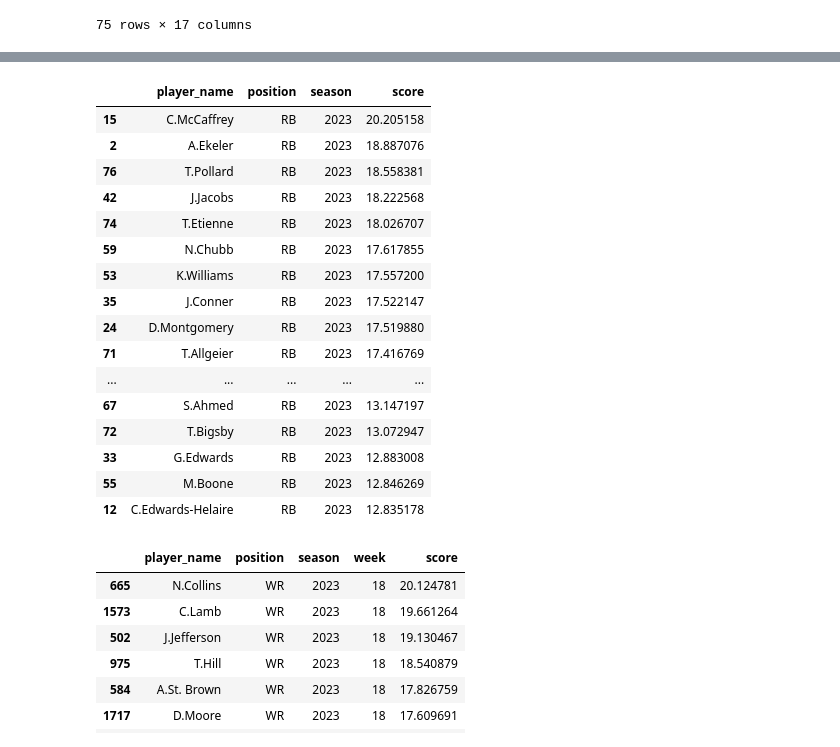
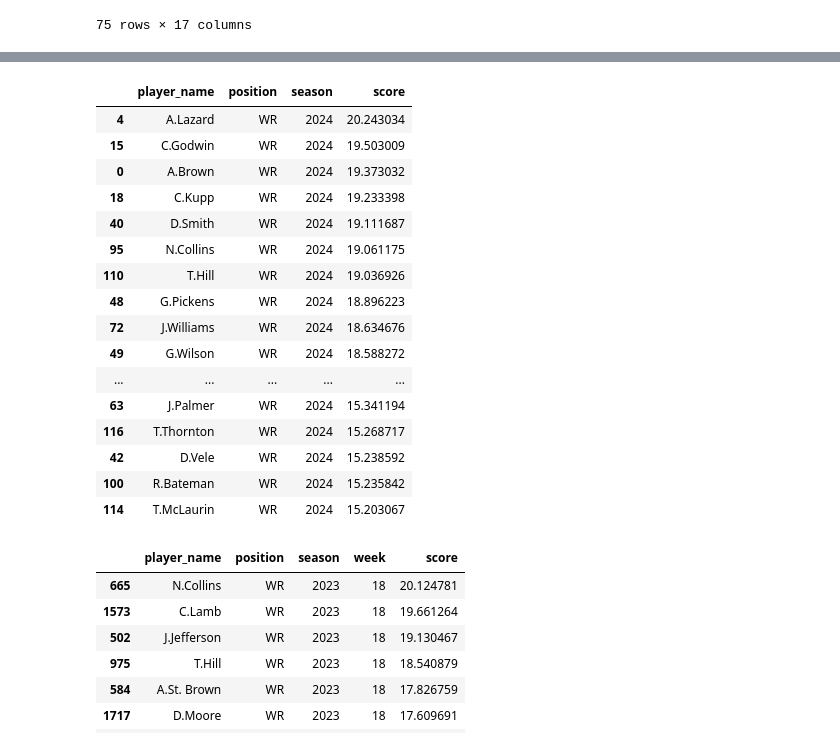
Before and after one commit to tbakely/NFL-Analysis, a Jupyter notebook: analysis.ipynb, the cells around one changed output, grey strips where cells are left out. Cells and saved outputs as stored; diff of their text form; code cells hidden in the pictures.

```diff
--- a/analysis.ipynb
+++ b/analysis.ipynb
@@ -912,23 +892,23 @@ rb_report.get_report_by_week(1).head(50)
 # %%
-rb_report.compare_reports(1, 1).head(50)
+wr_report.compare_reports(1, 1).head(60)
 # %% [output]
 |  | player_name | position | season | score |
-| 15 | C.McCaffrey | RB | 2023 | 20.205158 |
-| 2 | A.Ekeler | RB | 2023 | 18.887076 |
-| 76 | T.Pollard | RB | 2023 | 18.558381 |
-| 42 | J.Jacobs | RB | 2023 | 18.222568 |
-| 74 | T.Etienne | RB | 2023 | 18.026707 |
-| 59 | N.Chubb | RB | 2023 | 17.617855 |
-| 53 | K.Williams | RB | 2023 | 17.557200 |
-| 35 | J.Conner | RB | 2023 | 17.522147 |
-| 24 | D.Montgomery | RB | 2023 | 17.519880 |
-| 71 | T.Allgeier | RB | 2023 | 17.416769 |
+| 4 | A.Lazard | WR | 2024 | 20.243034 |
+| 15 | C.Godwin | WR | 2024 | 19.503009 |
+| 0 | A.Brown | WR | 2024 | 19.373032 |
+| 18 | C.Kupp | WR | 2024 | 19.233398 |
+| 40 | D.Smith | WR | 2024 | 19.111687 |
+| 95 | N.Collins | WR | 2024 | 19.061175 |
+| 110 | T.Hill | WR | 2024 | 19.036926 |
+| 48 | G.Pickens | WR | 2024 | 18.896223 |
+| 72 | J.Williams | WR | 2024 | 18.634676 |
+| 49 | G.Wilson | WR | 2024 | 18.588272 |
 | ... | ... | ... | ... | ... |
-| 67 | S.Ahmed | RB | 2023 | 13.147197 |
-| 72 | T.Bigsby | RB | 2023 | 13.072947 |
-| 33 | G.Edwards | RB | 2023 | 12.883008 |
-| 55 | M.Boone | RB | 2023 | 12.846269 |
-| 12 | C.Edwards-Helaire | RB | 2023 | 12.835178 |
+| 63 | J.Palmer | WR | 2024 | 15.341194 |
+| 116 | T.Thornton | WR | 2024 | 15.268717 |
+| 42 | D.Vele | WR | 2024 | 15.238592 |
+| 100 | R.Bateman | WR | 2024 | 15.235842 |
+| 114 | T.McLaurin | WR | 2024 | 15.203067 |
 # %%
 wr_report.get_report_by_week(18).head(36)
 # %% [output]
```
Also changed, not shown: parts of 6 cells of this notebook, 2 other files.
